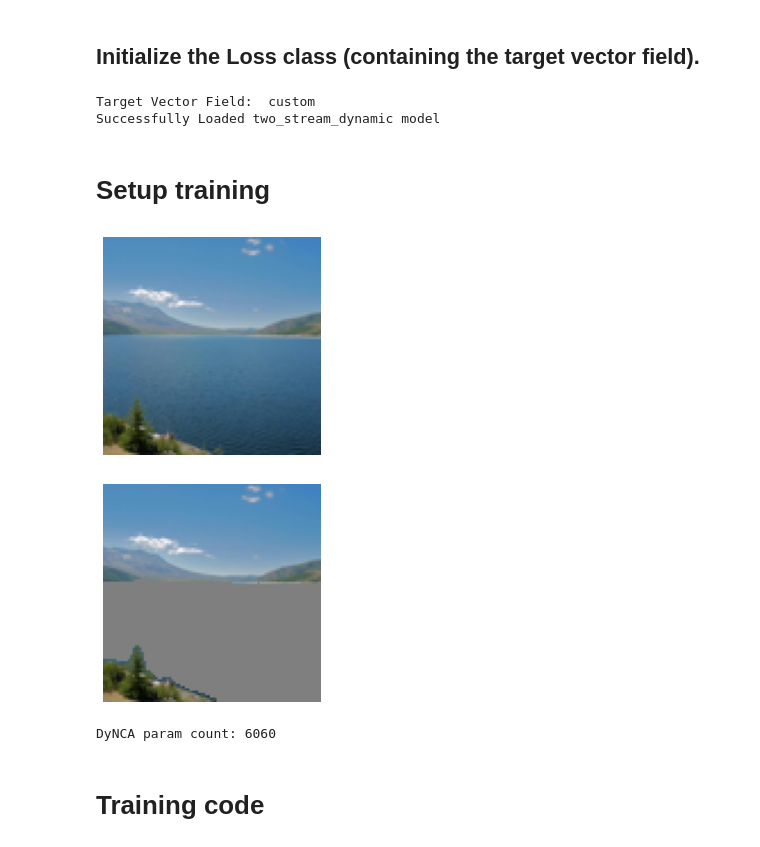
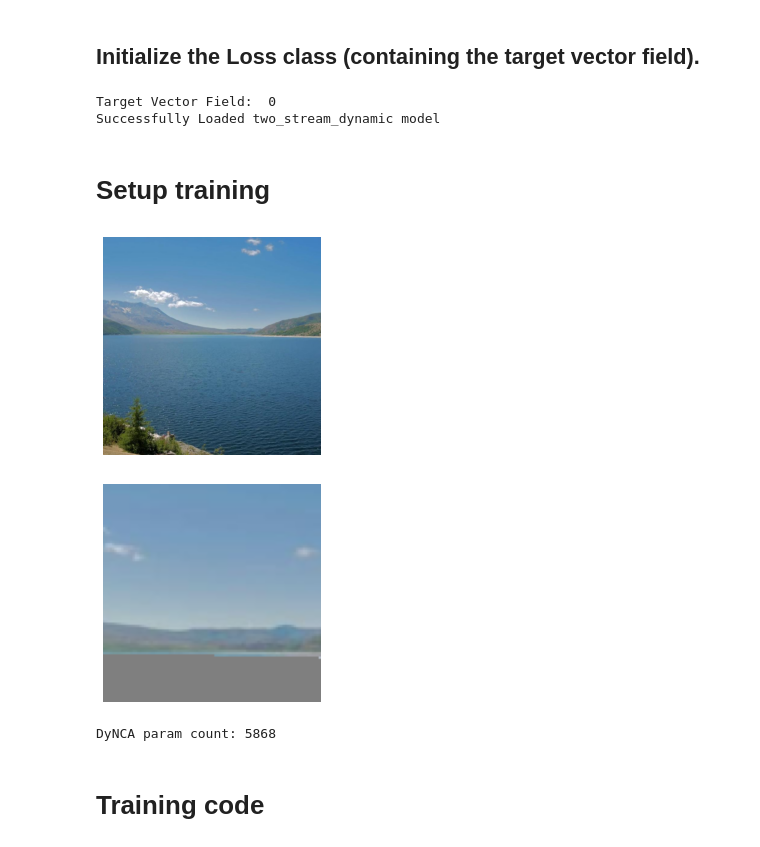
Before and after one commit to Morpheo1/DyNCAwithCLIP, a Jupyter notebook: notebooks/vector_field_motion_water_masked.ipynb, the cells around one changed output. Drawn from its saved outputs; the diff is of its cells as text; code cells hidden in the pictures.

Commit message:
final notebook + small changes to make it work

```diff
--- a/notebooks/vector_field_motion_water_masked.ipynb
+++ b/notebooks/vector_field_motion_water_masked.ipynb
@@ -48,7 +50,9 @@ Use a class to store all parameters in argparse style
 class Args:
     def __init__(self):
         # motion loss
-        self.img_size = (96, 96) # Controls the image size during training. Corresponds to DyNCA-S/L-img_size in paper
+        self.img_size = (384, 384) # Controls the image size during training. Corresponds to DyNCA-S/L-img_size in paper
+        self.patch_size = 96
+        self.new_patch_step = 400
         self.motion_img_size = self.img_size
         self.crop = True
         self.mask = "water" # "flow" / "water" / None
@@ -70,25 +74,25 @@ class Args:
         self.nca_fc_dim = 96 # Dimensionality of Update MLP in DyNCA. DyNCA-S is 96, DyNCA-L is 128
         self.nca_seed_mode = "custom" # Initialize seed with zero-filled tensor
         self.nca_padding_mode = 'replicate' # Replicate padding when performing Perception, as introduced in Section 3.3
-        self.nca_pos_emb = "CPE"
+        self.nca_pos_emb = None# "CPE"
         self.nca_vf_emb = None
-        self.nca_perception_scales = []
+        self.nca_perception_scales = [0, 1]
 
         """Loss related arguments"""
         self.appearance_loss_weight = 1.0
         self.appearance_loss_type = "OT"
-        self.vector_field_motion_loss_weight = 4.0
+        self.vector_field_motion_loss_weight = 1.0
         self.motion_strength_weight = 15.0
         self.motion_direction_weight = 10.0 # gamma in Section 4.2.1
         self.motion_weight_change_interval = 500
-        self.motion_vector_field_name = "custom"
+        self.motion_vector_field_name = 0 # "custom"
         self.target_motion_vec = []
         self.motion_model_name = "two_stream_dynamic"
         self.nca_base_num_steps = 24.0
         self.overflow_loss_weight = 100.0
 
         """Train setting"""
-        self.max_iterations = 3000
+        self.max_iterations = 4000
         self.save_every = 50
         self.batch_size = 4
         self.lr = 1e-3
@@ -171,14 +176,8 @@ Target Appearance: 01006_00348_input
 DynamicTextureLoss = Loss(args)
 
 nca_size_x, nca_size_y = int(args.img_size[0]), int(args.img_size[1])
-
-try:
-    nca_perception_scales = args.nca_perception_scales[0]
-except:
-    nca_perception_scales = [0]
-assert nca_perception_scales[0] == 0
 # %% [output]
-Target Vector Field:  custom
+Target Vector Field:  0
 Successfully Loaded two_stream_dynamic model
 # %% [markdown]
 # Setup training
@@ -193,10 +192,27 @@ nca_model = DyNCA(c_in=args.nca_c_in, c_out=3, mask = update_mask,
                   vf_emb = args.nca_vf_emb,
                   padding_mode=args.nca_padding_mode,
                   theta_filters=args.theta_filters,
-                  perception_scales=nca_perception_scales,
-                  device=DEVICE)
+                  perception_scales=args.nca_perception_scales,
+                  device=DEVICE, ori_shape=args.img_size)
+# chosing a first patch
+chosen = False
+update_mask_cropped = update_mask
+while not chosen or not torch.any(update_mask_cropped):
+    j, k, h, w = transforms.RandomCrop.get_params(target_appearance_img, output_size=(args.patch_size, args.patch_size))
+    target_cropped = transforms.functional.crop(target_appearance_img, j, k, h, w).to(DEVICE)
+
+    if torch.all(update_mask) :
+        # mask is set to 1 everywhere, so no actual mask
+        update_mask_cropped = update_mask
+    else :
+        update_mask_cropped = transforms.functional.crop(update_mask, j, k, h, w)
+        nca_model.mask = update_mask_cropped
+    chosen = True
+
+
+
 with torch.no_grad():
-    nca_pool = nca_model.seed(args.nca_pool_size, size=(nca_size_x, nca_size_y), img=target_appearance_img)
+    nca_pool = nca_model.seed(args.nca_pool_size, size=(args.patch_size, args.patch_size),top=j, left=k, img=target_cropped)
 
 plt.imshow((target_appearance_img[0].permute(1,2,0).cpu().numpy() + 1.0) / 2.0)
 plt.axis("off")
@@ -208,36 +224,36 @@ plt.show()
 param_n = sum(p.numel() for p in nca_model.parameters())
 print('DyNCA param count:', param_n)
 
 optimizer = torch.optim.Adam(nca_model.parameters(), lr=args.lr)
 
 
 args_log = copy.deepcopy(args.__dict__) # what is this?
 del args_log['DEVICE']
 if 'target_motion_vec' in args_log:
     del args_log['target_motion_vec']
 
 
 if len(args.lr_decay_step) == 0:
     args.lr_decay_step = [[1000, 2000]]
 
 lr_scheduler = torch.optim.lr_scheduler.MultiStepLR(optimizer,
                                                     args.lr_decay_step[0],
                                                     0.5)
 
 input_dict = {}  # input dictionary for computing the loss functions
 input_dict['target_image_list'] = [target_appearance_img]  # 0,1
-input_dict['target_text'] = 'green grass swaying in the wind'  # 'black and white checkerboard' # testing a broader concept
+input_dict['target_text'] = 'green grass swaying in the wind'  # 'black and white checkerboard' # not used in this notebook
 
 interval = args.motion_weight_change_interval
 
 loss_log_dict = defaultdict(list)
 new_size = (nca_size_x, nca_size_y)
 
 pbar = range(args.max_iterations)
 # %% [output]
 [figure]
-[figure, old version]
+[figure, new version]
-DyNCA param count: 6060
+DyNCA param count: 5868
 # %% [markdown]
 # Training code
 # %%
```
Also changed, not shown: parts of 7 cells of this notebook, 3 other files.
